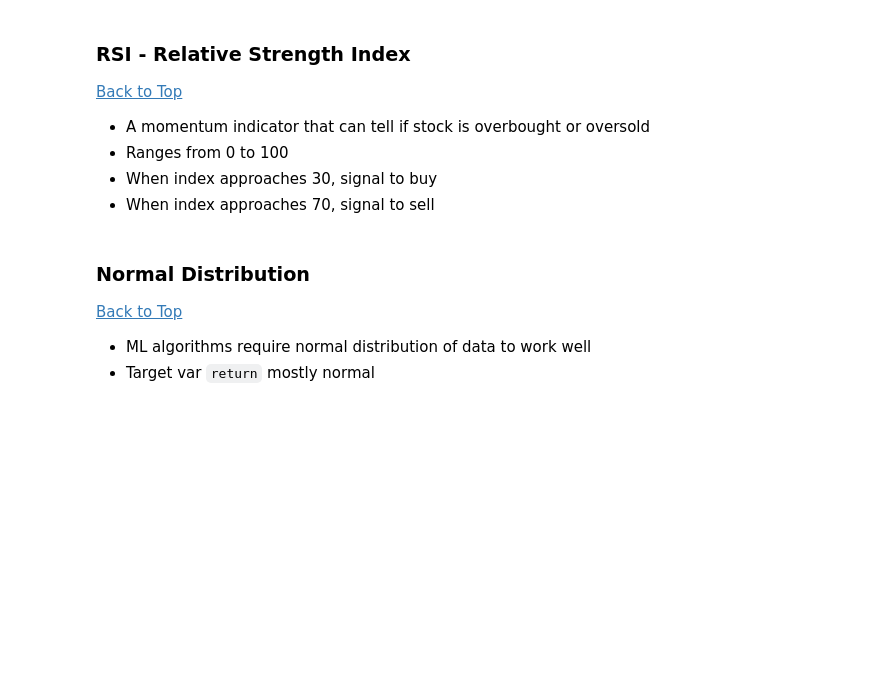
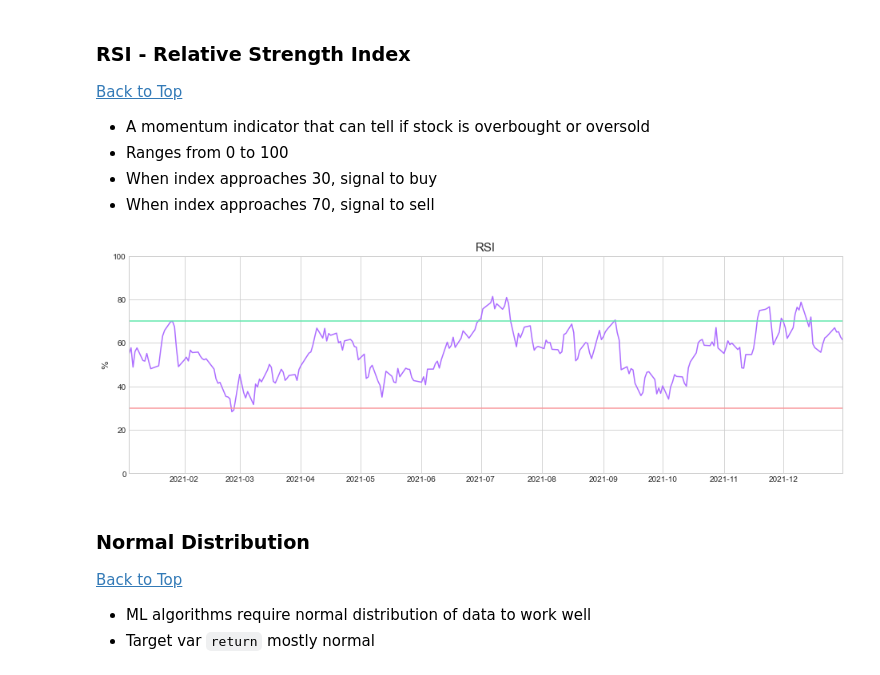
Before and after one commit to ruby-han/Quantitative_Trading_Strategy, a Jupyter notebook: quant_trade_strategy.ipynb, the cells around one changed output. Saved outputs shown, nothing was run; the diff lists cells and outputs as text; code cells hidden in the pictures; blank space fills up the shorter version.

```diff
--- a/quant_trade_strategy.ipynb
+++ b/quant_trade_strategy.ipynb
@@ -259,7 +390,9 @@ def rsi(stock):
     plt.ylim([0, 100])
     plt.show()
 # %%
-rsi(apple_df.loc['2020':'2020'])
+rsi(apple_df.loc['2021':'2021'])
+# %% [output]
+[figure, added]
 # %% [markdown]
 ### Normal Distribution <a id = 3.4> </a>
 [Back to Top](#0)
```
Also changed, not shown: parts of 60 cells of this notebook, 18 other files.
